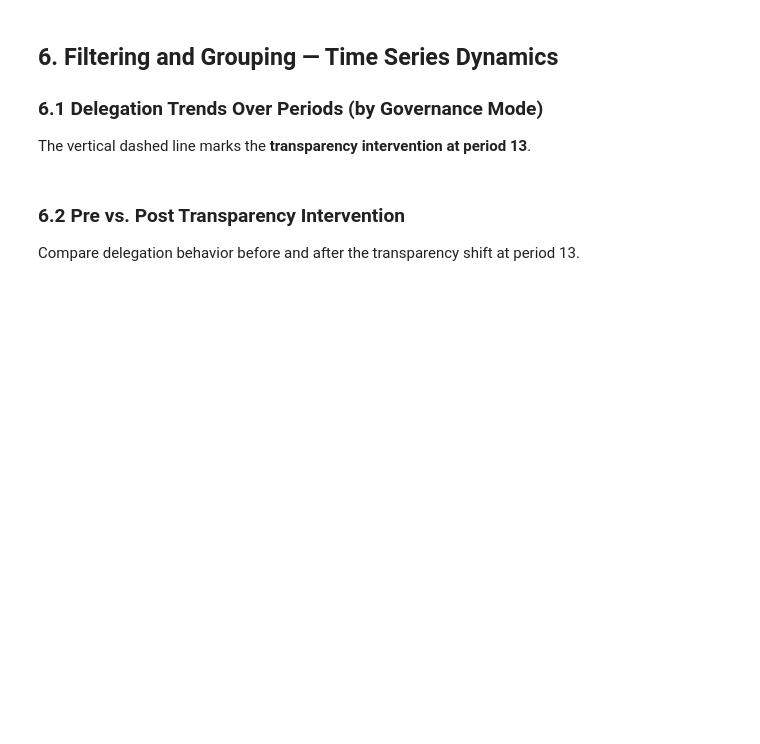
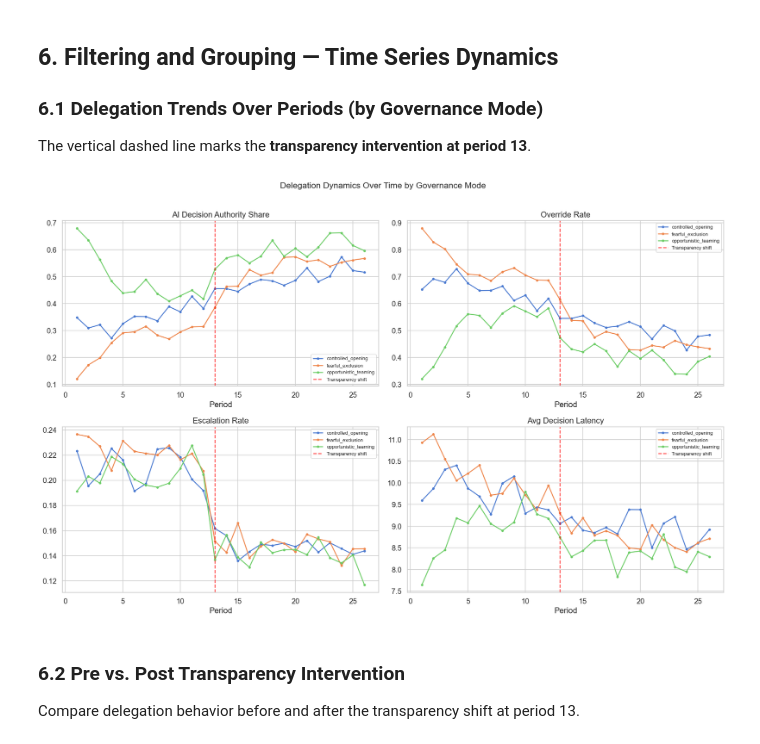
Before and after one commit to kaki1995/Triadic-Human-AI-Delegation, a Jupyter notebook: data_analysis/01_eda.ipynb, the cells around one changed output. Cells and saved outputs as stored; diff of their text form; code cells hidden in the pictures; blank space fills up the shorter version.

```diff
--- a/data_analysis/01_eda.ipynb
+++ b/data_analysis/01_eda.ipynb
@@ -198,31 +393,33 @@ The vertical dashed line marks the **transparency intervention at period 13**.
 # %%
 # Aggregate by period and governance mode
 ts = panel.groupby(["period_id", "governance_mode"]).agg(
     mean_authority=("ai_decision_authority_share", "mean"),
     mean_override=("override_rate", "mean"),
     mean_escalation=("escalation_rate", "mean"),
-    mean_latency=("avg_decision_latency", "mean"),
+    mean_latency=("decision_latency_avg", "mean"),
 ).reset_index()
 
 fig, axes = plt.subplots(2, 2, figsize=(16, 10))
 
 for mode in ts["governance_mode"].unique():
     subset = ts[ts["governance_mode"] == mode]
     axes[0, 0].plot(subset["period_id"], subset["mean_authority"], label=mode, marker="o", markersize=3)
     axes[0, 1].plot(subset["period_id"], subset["mean_override"], label=mode, marker="o", markersize=3)
     axes[1, 0].plot(subset["period_id"], subset["mean_escalation"], label=mode, marker="o", markersize=3)
     axes[1, 1].plot(subset["period_id"], subset["mean_latency"], label=mode, marker="o", markersize=3)
 
 titles = ["AI Decision Authority Share", "Override Rate", "Escalation Rate", "Avg Decision Latency"]
 for ax, title in zip(axes.flat, titles):
     ax.axvline(x=13, color="red", linestyle="--", alpha=0.7, label="Transparency shift")
     ax.set_title(title)
     ax.set_xlabel("Period")
     ax.legend(fontsize=8)
 
 plt.suptitle("Delegation Dynamics Over Time by Governance Mode", fontsize=14, y=1.01)
 plt.tight_layout()
 plt.show()
+# %% [output]
+[figure, added]
 # %% [markdown]
 ### 6.2 Pre vs. Post Transparency Intervention
 
```
Also changed, not shown: parts of 11 cells of this notebook, 2 other files.
